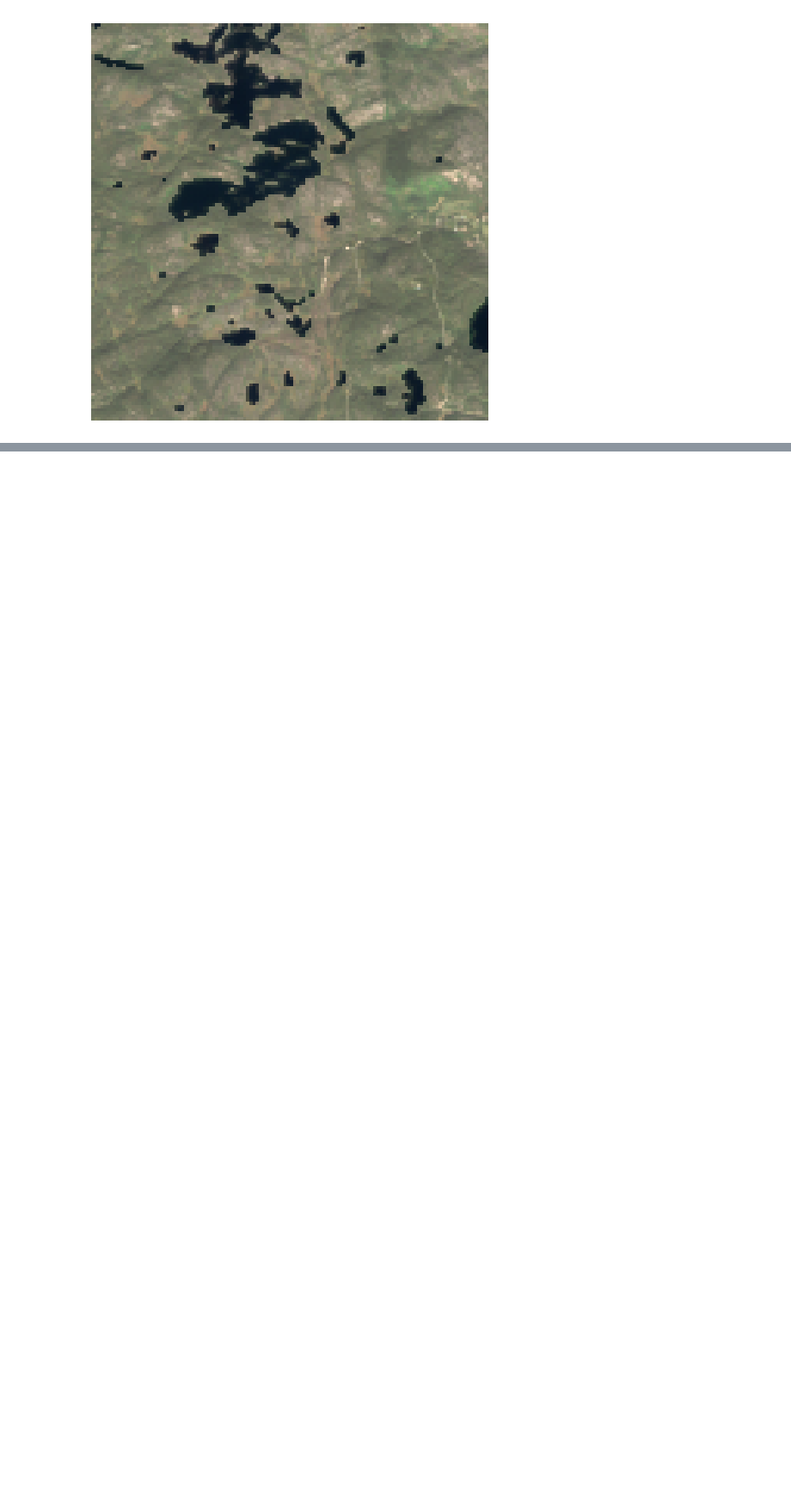
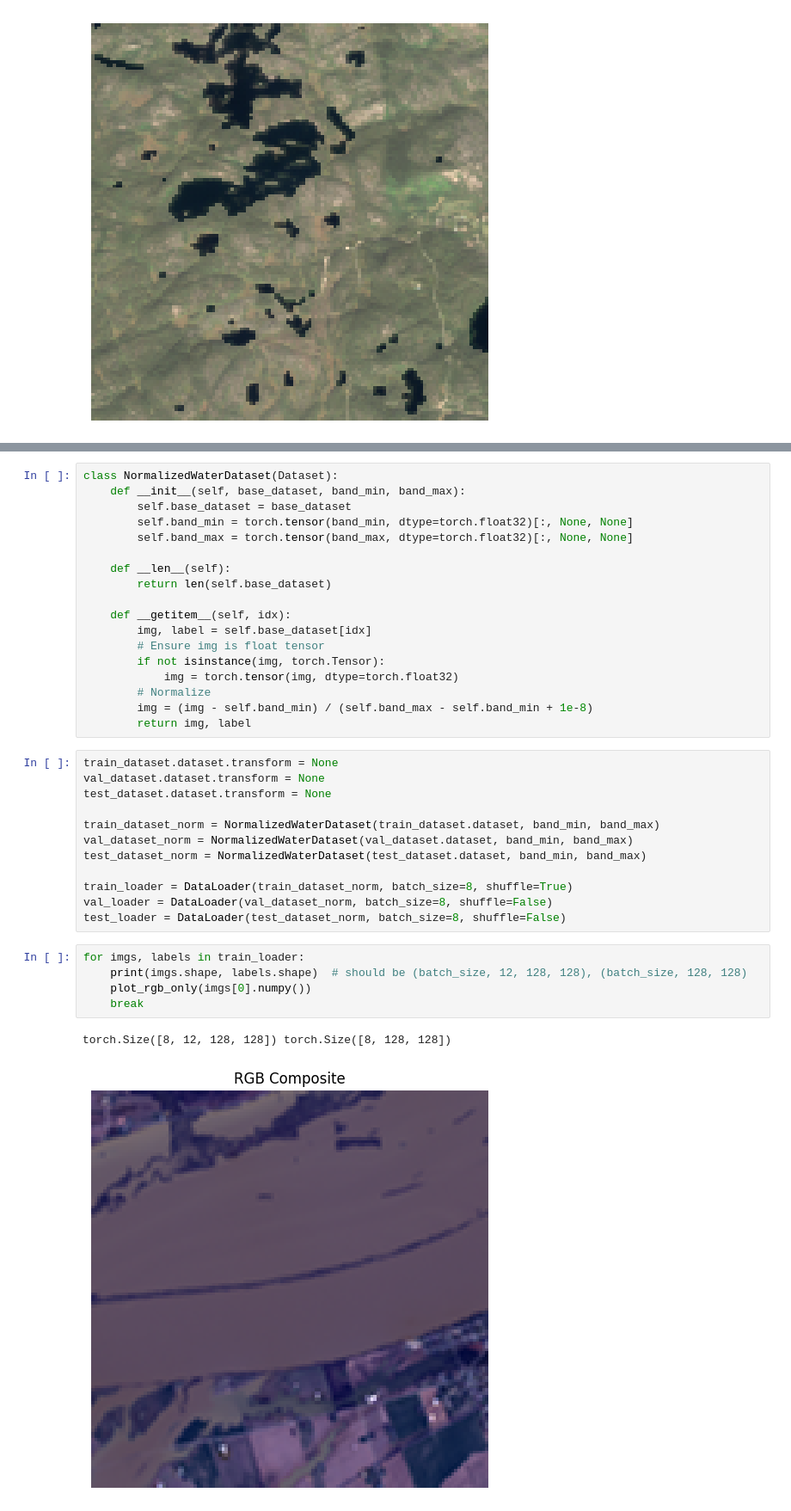
Before and after one commit to MennaEzzelarab/water_segmentation, a Jupyter notebook: water-segmentation.ipynb, the cells around one changed output, grey strips where cells are left out. Shown at 86% size. Saved outputs shown, nothing was run; the diff lists cells and outputs as text; blank space fills up the shorter version.

```diff
--- a/water-segmentation.ipynb
+++ b/water-segmentation.ipynb
@@ -207,0 +201,38 @@ visualize_rgb(dataset)
+# %%
+class NormalizedWaterDataset(Dataset):
+    def __init__(self, base_dataset, band_min, band_max):
+        self.base_dataset = base_dataset
+        self.band_min = torch.tensor(band_min, dtype=torch.float32)[:, None, None]
+        self.band_max = torch.tensor(band_max, dtype=torch.float32)[:, None, None]
+
+    def __len__(self):
+        return len(self.base_dataset)
+
+    def __getitem__(self, idx):
+        img, label = self.base_dataset[idx]
+        # Ensure img is float tensor
+        if not isinstance(img, torch.Tensor):
+            img = torch.tensor(img, dtype=torch.float32)
+        # Normalize
+        img = (img - self.band_min) / (self.band_max - self.band_min + 1e-8)
+        return img, label
+# %%
+train_dataset.dataset.transform = None
+val_dataset.dataset.transform = None
+test_dataset.dataset.transform = None
+
+train_dataset_norm = NormalizedWaterDataset(train_dataset.dataset, band_min, band_max)
+val_dataset_norm = NormalizedWaterDataset(val_dataset.dataset, band_min, band_max)
+test_dataset_norm = NormalizedWaterDataset(test_dataset.dataset, band_min, band_max)
+
+train_loader = DataLoader(train_dataset_norm, batch_size=8, shuffle=True)
+val_loader = DataLoader(val_dataset_norm, batch_size=8, shuffle=False)
+test_loader = DataLoader(test_dataset_norm, batch_size=8, shuffle=False)
+# %%
+for imgs, labels in train_loader:
+    print(imgs.shape, labels.shape)  # should be (batch_size, 12, 128, 128), (batch_size, 128, 128)
+    plot_rgb_only(imgs[0].numpy())
+    break
+# %% [output]
+torch.Size([8, 12, 128, 128]) torch.Size([8, 128, 128])
+[figure, added]
```
Also changed, not shown: parts of 14 cells of this notebook.
